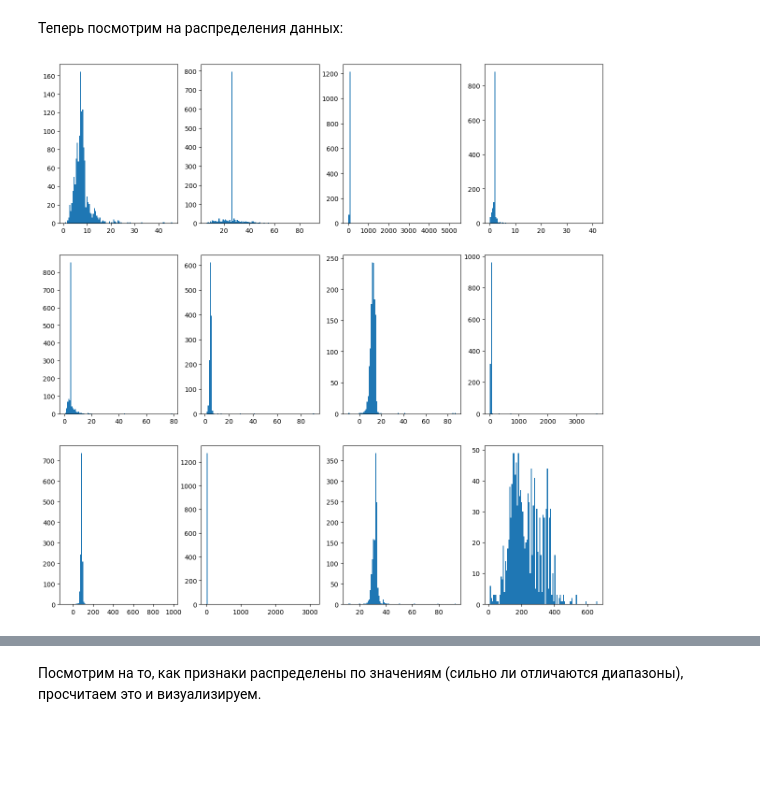
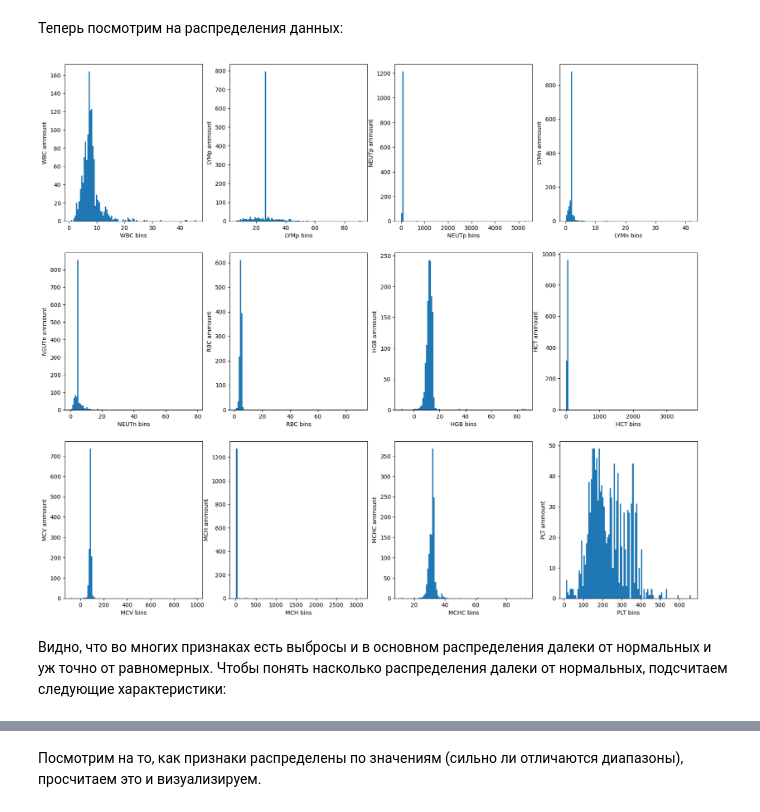
Before and after one commit to HowToKartoxa/ML_course_famcs, a Jupyter notebook: hw03_KNN/KNN.ipynb, the cells around one changed output, grey strips where cells are left out. Saved outputs shown, nothing was run; the diff lists cells and outputs as text; code cells hidden in the pictures; blank space fills up the shorter version.

```diff
--- a/hw03_KNN/KNN.ipynb
+++ b/hw03_KNN/KNN.ipynb
@@ -63,10 +73,11 @@ print(pd.DataFrame({diagnosis: df[df['Diagnosis'] == diagnosis].shape[0] for dia
 # %% [markdown]
 Теперь посмотрим на распределения данных:
 # %%
-from matplotlib import pyplot as plt
-
-for ax, title in zip(plt.figure(figsize=(15,15)).subplots(3, 4).ravel(), df.select_dtypes('number').columns):
+for ax, title in zip(plt.figure(figsize=(20, 17)).subplots(3, 4).ravel(), df.select_dtypes('float64').columns):
     ax.hist(df[title].values, bins=100)
-    ax.set_xlabel('')
+    ax.set_xlabel(title + " bins")
+    ax.set_ylabel(title + " ammount")
 # %% [output]
-[figure, old version]
+[figure, new version]
+# %% [markdown]
+Видно, что во многих признаках есть выбросы и в основном распределения далеки от нормальных и уж точно от равномерных. Чтобы понять насколько распределения далеки от нормальных, подсчитаем следующие характеристики:
```
Also changed, not shown: parts of 31 cells of this notebook, 2 other files.
